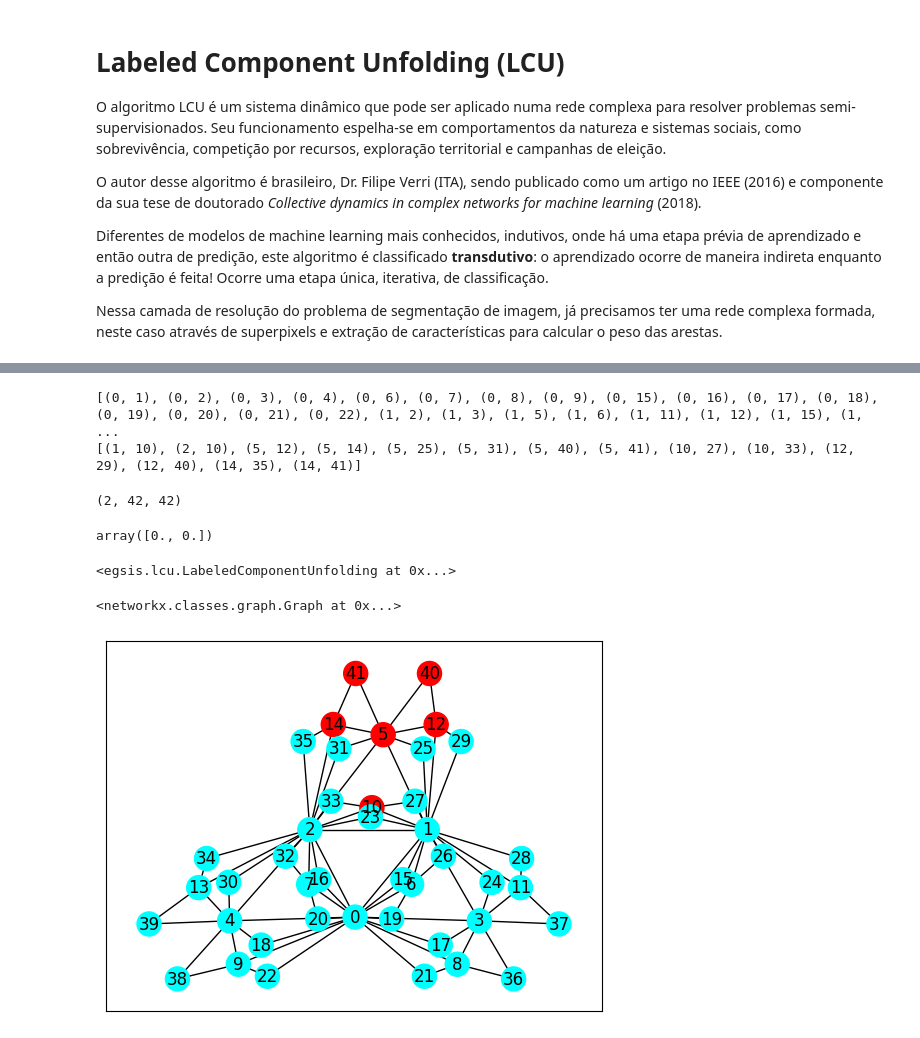
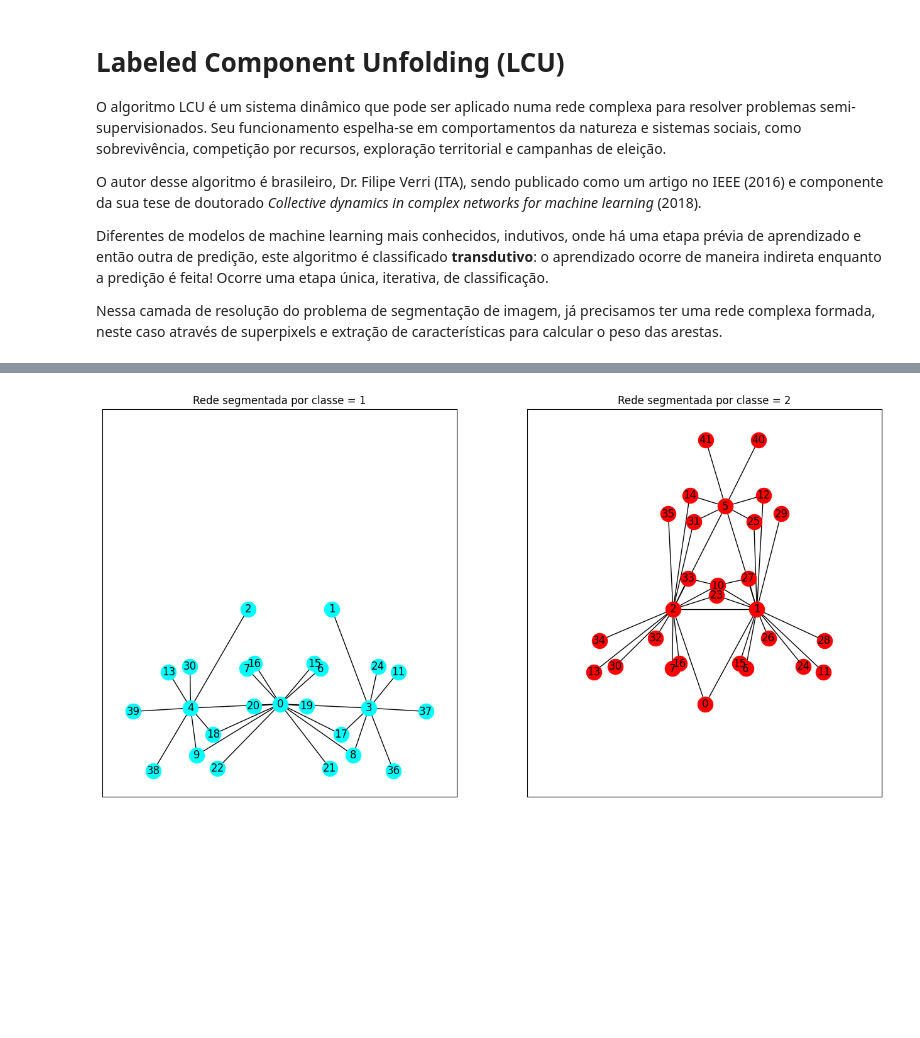
Before and after one commit to ryukinix/egsis, a Jupyter notebook: notebooks/labeled_component_unfolding.ipynb, the cells around one changed output, grey strips where cells are left out. Cells and saved outputs as stored; diff of their text form; code cells hidden in the pictures; blank space fills up the shorter version.

```diff
--- a/notebooks/labeled_component_unfolding.ipynb
+++ b/notebooks/labeled_component_unfolding.ipynb
@@ -86,4 +101,0 @@ nx.draw_networkx(g, node_color=class_by_color[sub_id+1])
-# %%
-sub_id = 1
-g = sub_networks[sub_id]
-nx.draw_networkx(g, node_color=class_by_color[sub_id+1])
@@ -92,30 +102,10 @@ nx.draw_networkx(g, node_color=class_by_color[sub_id+1])
-# %%
-for g in sub_networks:
-    print(g.edges)
-# %% [output]
-[(0, 1), (0, 2), (0, 3), (0, 4), (0, 6), (0, 7), (0, 8), (0, 9), (0, 15), (0, 16), (0, 17), (0, 18), (0, 19), (0, 20), (0, 21), (0, 22), (1, 2), (1, 3), (1, 5), (1, 6), (1, 11), (1, 12), (1, 15), (1,  ...
-[(1, 10), (2, 10), (5, 12), (5, 14), (5, 25), (5, 31), (5, 40), (5, 41), (10, 27), (10, 33), (12, 29), (12, 40), (14, 35), (14, 41)]
-# %%
-lcu.delta.shape
-# %% [output]
-(2, 42, 42)
-# %%
-(lcu.delta[:, 0, 0] + lcu.delta[:, 0, 0])
-# %% [output]
-array([0., 0.])
-# %%
-lcu
-# %% [output]
-<egsis.lcu.LabeledComponentUnfolding at 0x...>
-# %%
-G_pred = lcu.classify_vertexes(sub_networks)
-G_pred
-# %% [output]
-<networkx.classes.graph.Graph at 0x...>
-# %%
-color_map = [class_by_color.get(G_pred.nodes.get(node)["label"], default)
-             for node in G_pred.nodes]
-
-nx.draw_networkx(G_pred, node_color=color_map,  pos=nx.spectral_layout(G_pred))
-# %% [output]
-[figure, removed]
+# %%
+
+fig, ax = plt.subplots(1, len(sub_networks), figsize=(16, 8), sharex=True, sharey=True)
+for sub_id in range(len(sub_networks)):
+    ax[sub_id].set_title(f"Rede segmentada por classe = {sub_id + 1}")
+    nx.draw_networkx(sub_networks[sub_id], ax=ax[sub_id], label="subnetworks", node_color=class_by_color[sub_id+1], pos=nx.spectral_layout(G_pred))
+# %% [output]
+[figure, added]
+# %% [markdown]
+#
```
Also changed, not shown: parts of 9 cells of this notebook, 2 other files.
